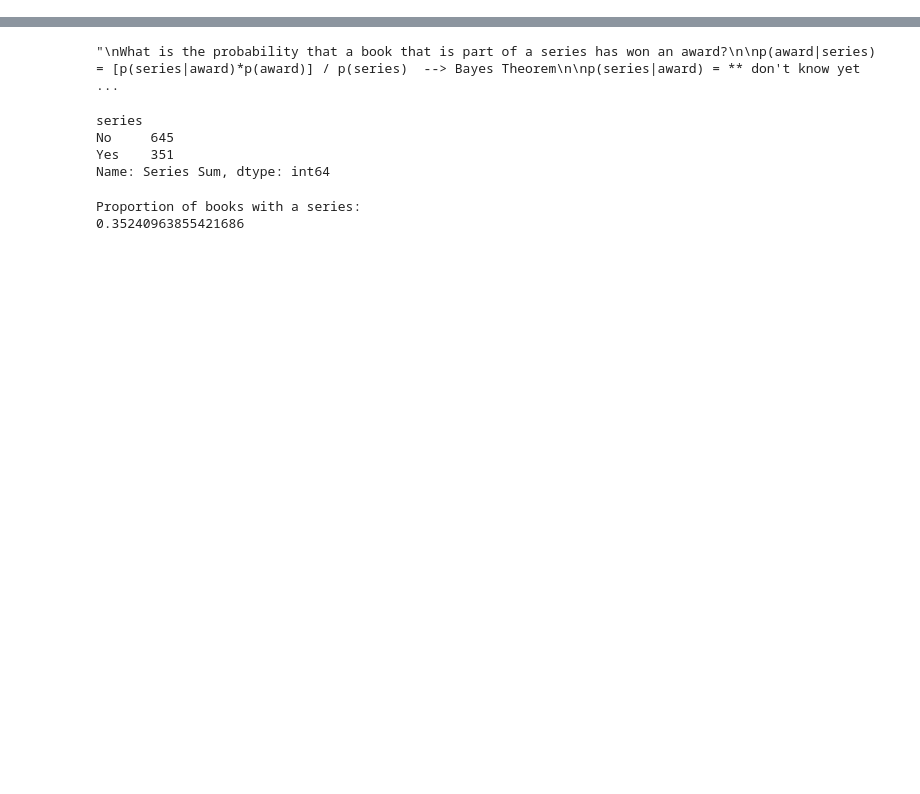
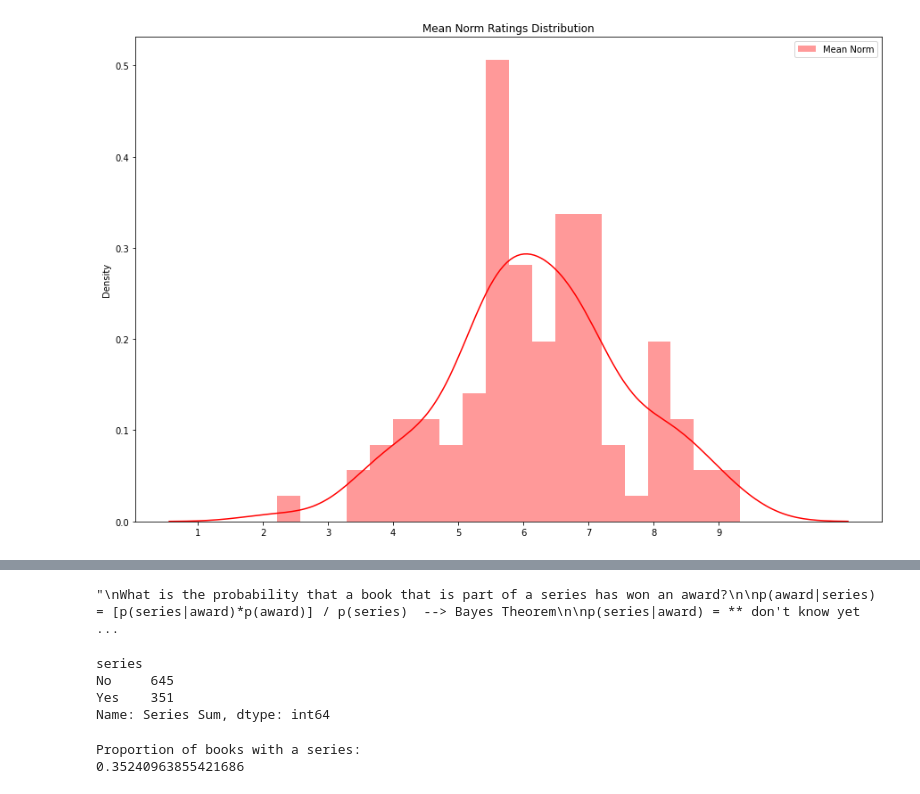
Before and after one commit to lorenzodemiri/Project_Snape, a Jupyter notebook: visualization_kimberley.ipynb, the cells around one changed output, grey strips where cells are left out. Cells and saved outputs as stored; diff of their text form; code cells hidden in the pictures; blank space fills up the shorter version.

```diff
--- a/visualization_kimberley.ipynb
+++ b/visualization_kimberley.ipynb
@@ -97,0 +92,10 @@ plt.savefig('norm_dists.jpg')
+# %%
+# Distribution plot of mean normal distribution
+plt.figure(figsize=(15,10))
+sns.distplot(mean_ratings_norm, label='Mean Norm', color='red', bins=20)
+c=plt.legend()
+plt.title("Mean Norm Ratings Distribution")
+plt.xticks(range(1, 10))
+plt.savefig('mean_ratings_norm.jpg')
+# %% [output]
+[figure, added]
```
Also changed, not shown: parts of 61 cells of this notebook, 20 other files.
